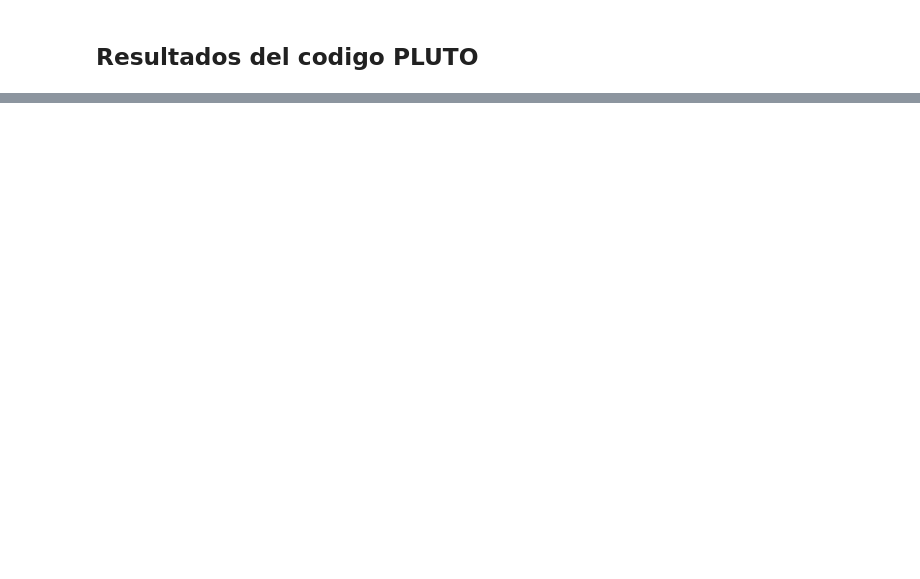
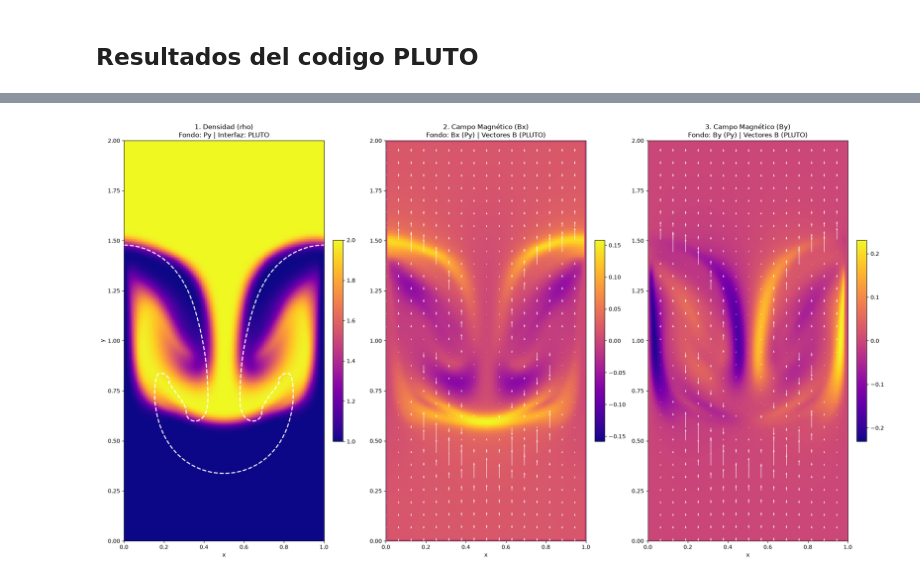
Before and after one commit to ProfRTRD/CA_repo, a Jupyter notebook: Proyecto2 - Rayleigh Taylor/Proyecto 2.ipynb, the cells around one changed output, grey strips where cells are left out. Drawn from its saved outputs; the diff is of its cells as text; code cells hidden in the pictures; blank space fills up the shorter version.

```diff
--- a/Proyecto2 - Rayleigh Taylor/Proyecto 2.ipynb
+++ b/Proyecto2 - Rayleigh Taylor/Proyecto 2.ipynb
@@ -357,0 +540,51 @@ plt.show()
+# %%
+Lx = Nx * dx
+Ly = Ny * dy
+extension = [0, Lx, 0, Ly]
+
+X_line = np.linspace(0, Lx, Nx)
+Y_line = np.linspace(0, Ly, Ny)
+X_grid, Y_grid = np.meshgrid(X_line, Y_line)
+
+#Crear figura de 2 filas y 3 columnas
+fig, axes = plt.subplots(1, 3, figsize=(20, 15))
+ax1, ax2, ax3= axes.flatten()
+
+# Definimos el salto global para todas las flechas (quiver)
+salto = 8
+
+
+#Densidad (Overlay de Contorno de Interfaz)
+im1 = ax1.imshow(rho, cmap='plasma', origin='lower', extent=extension)
+ax1.contour(rho_pluto, levels=[1.5], colors='white', linewidths=2, linestyles='dashed', extent=extension)
+ax1.set_title(f"1. Densidad (rho)\nFondo: Py | Interfaz: PLUTO")
+ax1.set_xlabel("x")
+ax1.set_ylabel("y")
+fig.colorbar(im1, ax=ax1, fraction=0.046, pad=0.04)
+
+#Bx (Overlay de Vectores Magnéticos)
+max_bx = np.max(np.abs(Bx)) if np.max(np.abs(Bx)) > 1e-6 else 1e-6
+im2 = ax2.imshow(Bx, cmap='plasma', origin='lower', extent=extension, vmin=-max_bx, vmax=max_bx)
+ax2.quiver(X_grid[::salto, ::salto], Y_grid[::salto, ::salto],
+           Bx_pluto[::salto, ::salto], By_pluto[::salto, ::salto],
+           color='white', scale=1.2, alpha=0.9)
+ax2.set_title("2. Campo Magnético (Bx)\nFondo: Bx (Py) | Vectores B (PLUTO)")
+ax2.set_xlabel("x")
+fig.colorbar(im2, ax=ax2, fraction=0.046, pad=0.04)
+
+
+#By (Overlay de Vectores Magnéticos)
+max_by = np.max(np.abs(By)) if np.max(np.abs(By)) > 1e-6 else 1e-6
+im3 = ax3.imshow(By, cmap='plasma', origin='lower', extent=extension, vmin=-max_by, vmax=max_by)
+
+ax3.quiver(X_grid[::salto, ::salto], Y_grid[::salto, ::salto],
+           Bx_pluto[::salto, ::salto], By_pluto[::salto, ::salto],
+           color='white', scale=1.2, alpha=0.9)
+ax3.set_title("3. Campo Magnético (By)\nFondo: By (Py) | Vectores B (PLUTO)")
+ax3.set_xlabel("x")
+fig.colorbar(im3, ax=ax3, fraction=0.046, pad=0.04)
+
+plt.tight_layout()
+plt.show()
+# %% [output]
+[figure, added]
```
Also changed, not shown: parts of 16 cells of this notebook, 12 other files.
